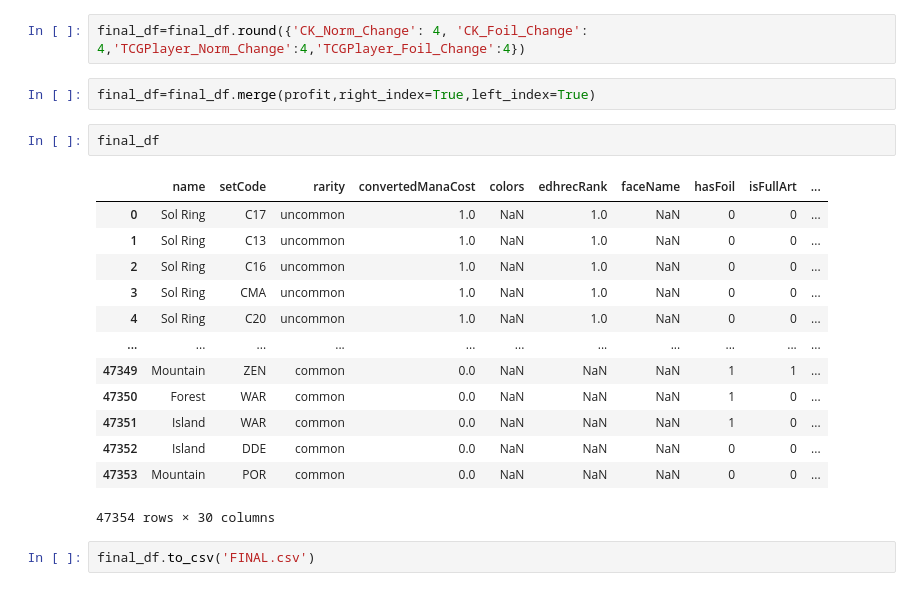
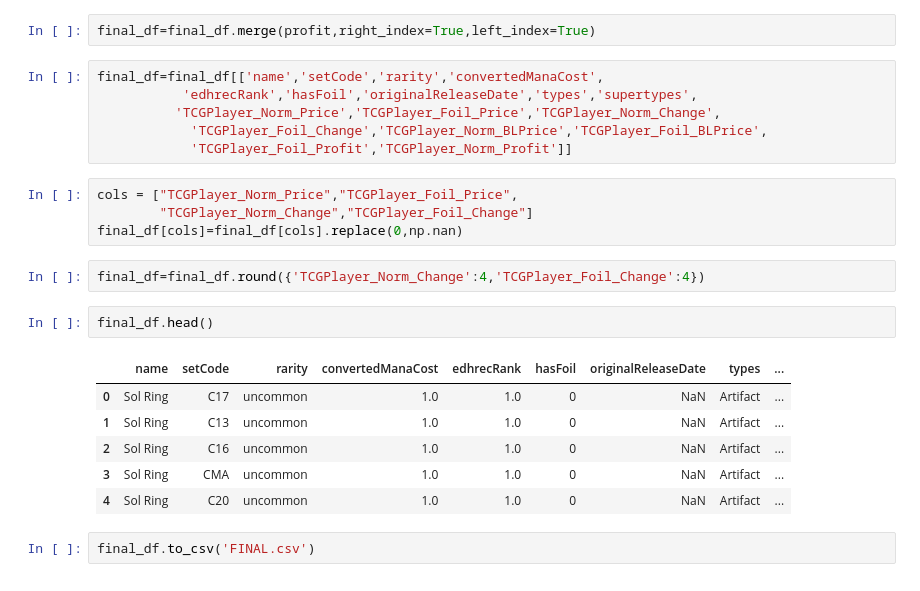
Before and after one commit to chriscoyle38/MTGDataProject, a Jupyter notebook: MTGJson DF.ipynb, the cells around one changed output. Cells and saved outputs as stored; diff of their text form.

```diff
--- a/MTGJson DF.ipynb
+++ b/MTGJson DF.ipynb
@@ -432,22 +424,25 @@ final_df['TCGPlayer_Norm_Change']=final_df['TCGPlayer_Foil_Change'].apply(lambda
-# %%
-final_df=final_df.round({'CK_Norm_Change': 4, 'CK_Foil_Change': 4,'TCGPlayer_Norm_Change':4,'TCGPlayer_Foil_Change':4})
 # %%
 final_df=final_df.merge(profit,right_index=True,left_index=True)
+# %%
+final_df=final_df[['name','setCode','rarity','convertedManaCost',
+           'edhrecRank','hasFoil','originalReleaseDate','types','supertypes',
+          'TCGPlayer_Norm_Price','TCGPlayer_Foil_Price','TCGPlayer_Norm_Change',
+            'TCGPlayer_Foil_Change','TCGPlayer_Norm_BLPrice','TCGPlayer_Foil_BLPrice',
+            'TCGPlayer_Foil_Profit','TCGPlayer_Norm_Profit']]
+# %%
+cols = ["TCGPlayer_Norm_Price","TCGPlayer_Foil_Price",
+        "TCGPlayer_Norm_Change","TCGPlayer_Foil_Change"]
+final_df[cols]=final_df[cols].replace(0,np.nan)
+# %%
+final_df=final_df.round({'TCGPlayer_Norm_Change':4,'TCGPlayer_Foil_Change':4})
 # %%
-final_df
+final_df.head()
 # %% [output]
-|  | name | setCode | rarity | convertedManaCost | colors | edhrecRank | faceName | hasFoil | isFullArt | ... |
-| 0 | Sol Ring | C17 | uncommon | 1.0 | NaN | 1.0 | NaN | 0 | 0 | ... |
-| 1 | Sol Ring | C13 | uncommon | 1.0 | NaN | 1.0 | NaN | 0 | 0 | ... |
-| 2 | Sol Ring | C16 | uncommon | 1.0 | NaN | 1.0 | NaN | 0 | 0 | ... |
-| 3 | Sol Ring | CMA | uncommon | 1.0 | NaN | 1.0 | NaN | 0 | 0 | ... |
-| 4 | Sol Ring | C20 | uncommon | 1.0 | NaN | 1.0 | NaN | 0 | 0 | ... |
-| ... | ... | ... | ... | ... | ... | ... | ... | ... | ... | ... |
-| 47349 | Mountain | ZEN | common | 0.0 | NaN | NaN | NaN | 1 | 1 | ... |
-| 47350 | Forest | WAR | common | 0.0 | NaN | NaN | NaN | 1 | 0 | ... |
-| 47351 | Island | WAR | common | 0.0 | NaN | NaN | NaN | 1 | 0 | ... |
-| 47352 | Island | DDE | common | 0.0 | NaN | NaN | NaN | 0 | 0 | ... |
-| 47353 | Mountain | POR | common | 0.0 | NaN | NaN | NaN | 0 | 0 | ... |
+|  | name | setCode | rarity | convertedManaCost | edhrecRank | hasFoil | originalReleaseDate | types | ... |
+| 0 | Sol Ring | C17 | uncommon | 1.0 | 1.0 | 0 | NaN | Artifact | ... |
+| 1 | Sol Ring | C13 | uncommon | 1.0 | 1.0 | 0 | NaN | Artifact | ... |
+| 2 | Sol Ring | C16 | uncommon | 1.0 | 1.0 | 0 | NaN | Artifact | ... |
+| 3 | Sol Ring | CMA | uncommon | 1.0 | 1.0 | 0 | NaN | Artifact | ... |
+| 4 | Sol Ring | C20 | uncommon | 1.0 | 1.0 | 0 | NaN | Artifact | ... |
-47354 rows × 30 columns
 # %%
 final_df.to_csv('FINAL.csv')
```
Also changed, not shown: parts of 12 cells of this notebook, 2 other files.
